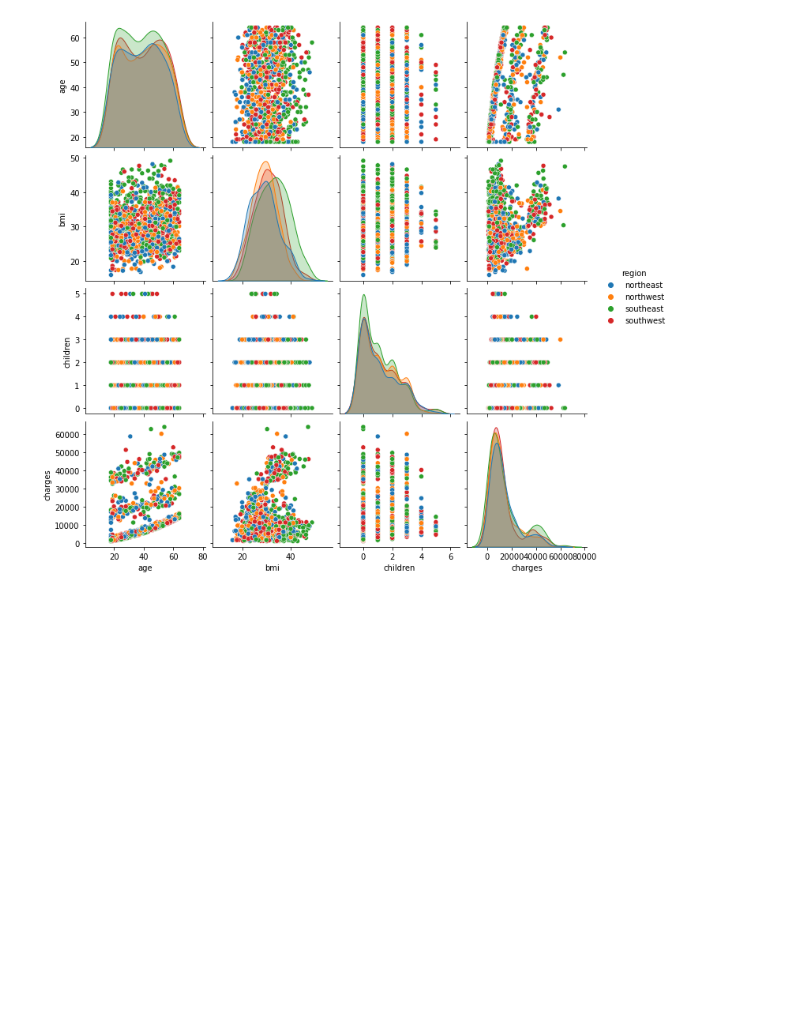
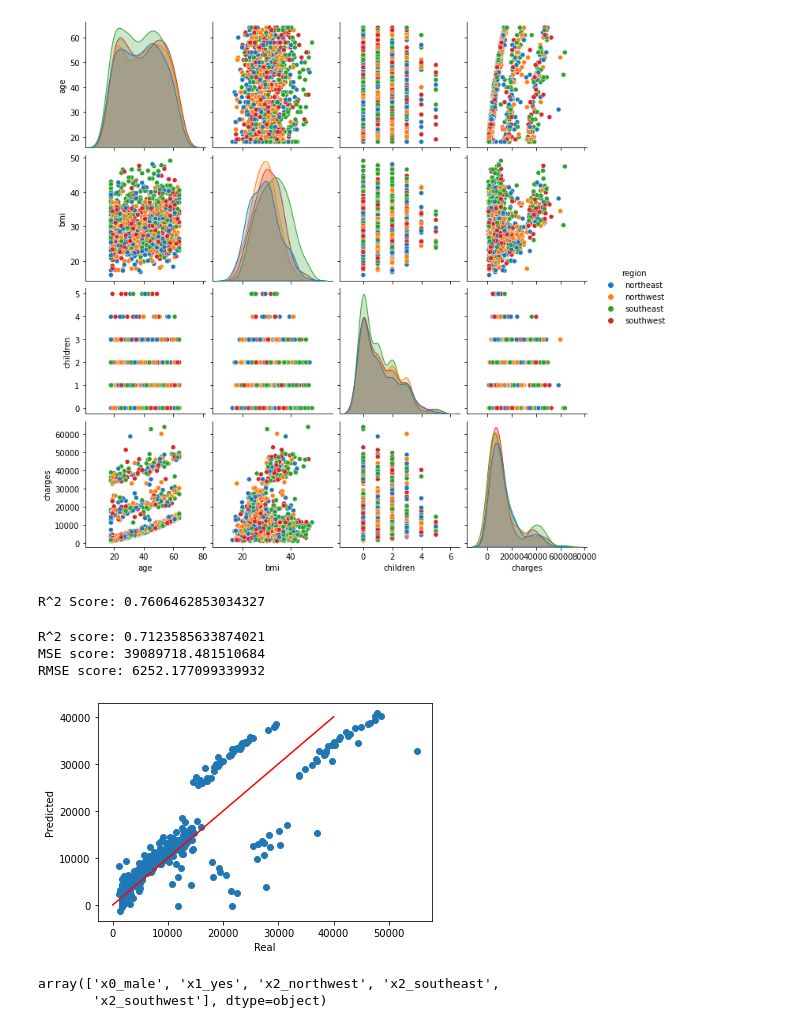
Before and after one commit to xalejandrow/4geeks-Metrics-Assumptions-Template, a Jupyter notebook: src/Metrics_Assumptions_Template.ipynb, the cells around one changed output. Drawn from its saved outputs; the diff is of its cells as text; code cells hidden in the pictures; blank space fills up the shorter version.

```diff
--- a/src/Metrics_Assumptions_Template.ipynb
+++ b/src/Metrics_Assumptions_Template.ipynb
@@ -277,2 +270,50 @@ plt.show()
+# %%
+# 3.1 Create your pipeline processing. Secuencia de pasos
+# https://stackoverflow.com/questions/61641852/
+# https://jaketae.github.io/study/sklearn-pipeline/
+
+cat_cols = X_train.select_dtypes(include='category').columns
+num_cols = X_train.select_dtypes(include='number').columns
+cat_transformer_d = Pipeline(steps=[('onehot', OneHotEncoder(drop='first',sparse=False))]) # para datos categoricos. OneHotEncoder transforma variables categóricas en numéricas. drop='first sacamos la variable de referencia. Para usar en Regresion
+cat_transformer_nd = Pipeline(steps=[('onehot', OneHotEncoder(sparse=False))]) # para usar en Random Forest y Decision Tree
+num_transformer = Pipeline(steps=[('scaler', MinMaxScaler())])
+
+preprocessor_d = ColumnTransformer(transformers=[('num', num_transformer, num_cols),('cat', cat_transformer_d, cat_cols)])
+preprocessor_nd = ColumnTransformer(transformers=[('num', num_transformer, num_cols),('cat', cat_transformer_nd, cat_cols)])
+
+encode_data_d = Pipeline(steps=[('preprocessor', preprocessor_d)]) # categorias en n-1 columnas
+encode_data_nd = Pipeline(steps=[('preprocessor', preprocessor_nd)])
+# %%
+# 3.2 Perform model fit - A
+lreg = Pipeline(steps=[('preprocessor', preprocessor_d), ('regressor', LinearRegression())])
+lreg.fit(X_train, y_train)
+print(f'R^2 Score: {lreg.score(X_train, y_train)}')
+# %% [output]
+R^2 Score: 0.7606462853034327
+# %%
+# 3.2.1 Calculate metrics on model A
+y_pred = lreg.predict(X_test)
+print(f'R^2 score: {r2_score(y_test, y_pred)}')
+print(f'MSE score: {mean_squared_error(y_test, y_pred)}')
+print(f'RMSE score: {np.sqrt(mean_squared_error(y_test, y_pred))}')
+# %% [output]
+R^2 score: 0.7123585633874021
+MSE score: 39089718.481510684
+RMSE score: 6252.177099339932
+# %%
+plt.scatter(x=y_test, y=y_pred)
+plt.plot([0, 40000],[0, 40000], color='Red')
+plt.xlabel('Real')
+plt.ylabel('Predicted')
+plt.show()
+# %% [output]
+[figure, added]
 # %%
 # 3.2.2 Perform validation model fit - A (LR in Statsmodels)
+#trans_f = Pipeline(steps=[('preprocessor', preprocessor_d)])
+
+cat_vars_enc = encode_data_d.named_steps['preprocessor'].transformers_[1][1].named_steps['onehot'].get_feature_names()
+cat_vars_enc
+# %% [output]
+array(['x0_male', 'x1_yes', 'x2_northwest', 'x2_southeast',
+       'x2_southwest'], dtype=object)
```
Also changed, not shown: parts of 21 cells of this notebook.
